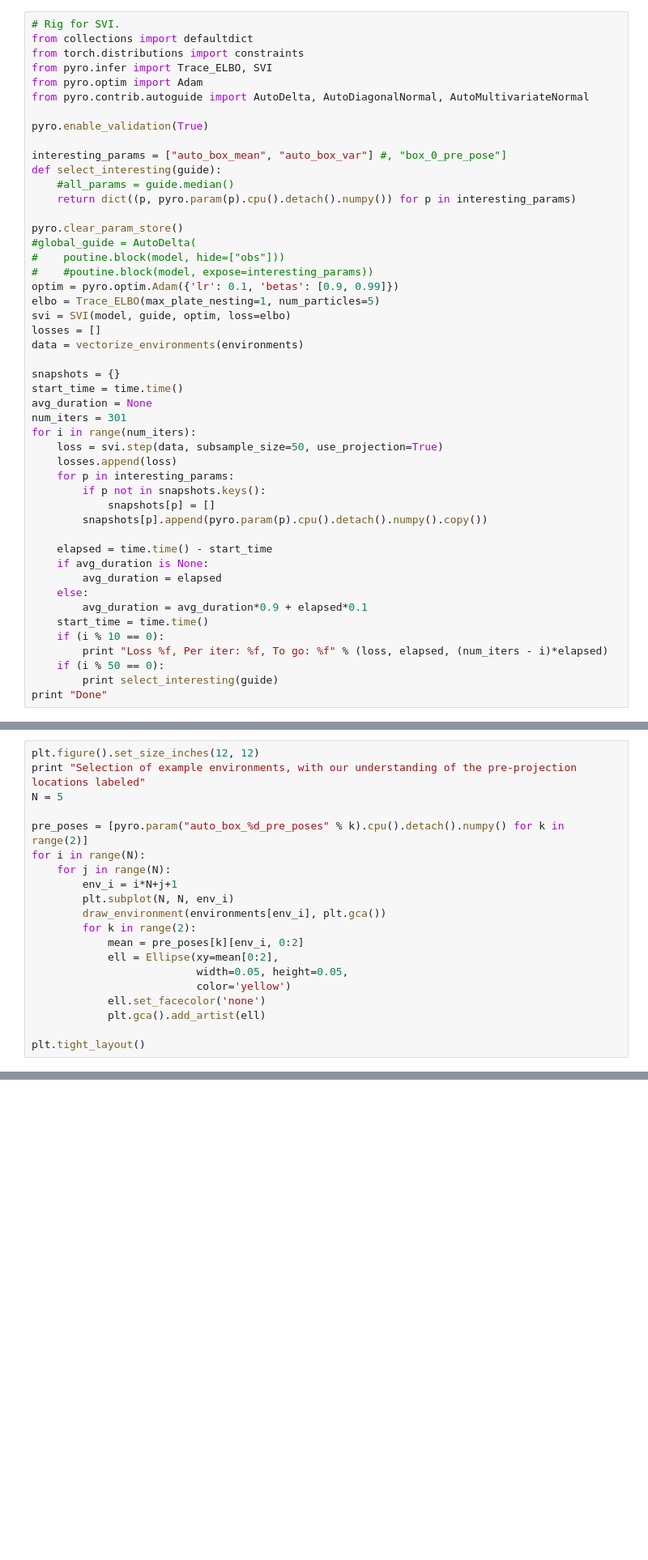
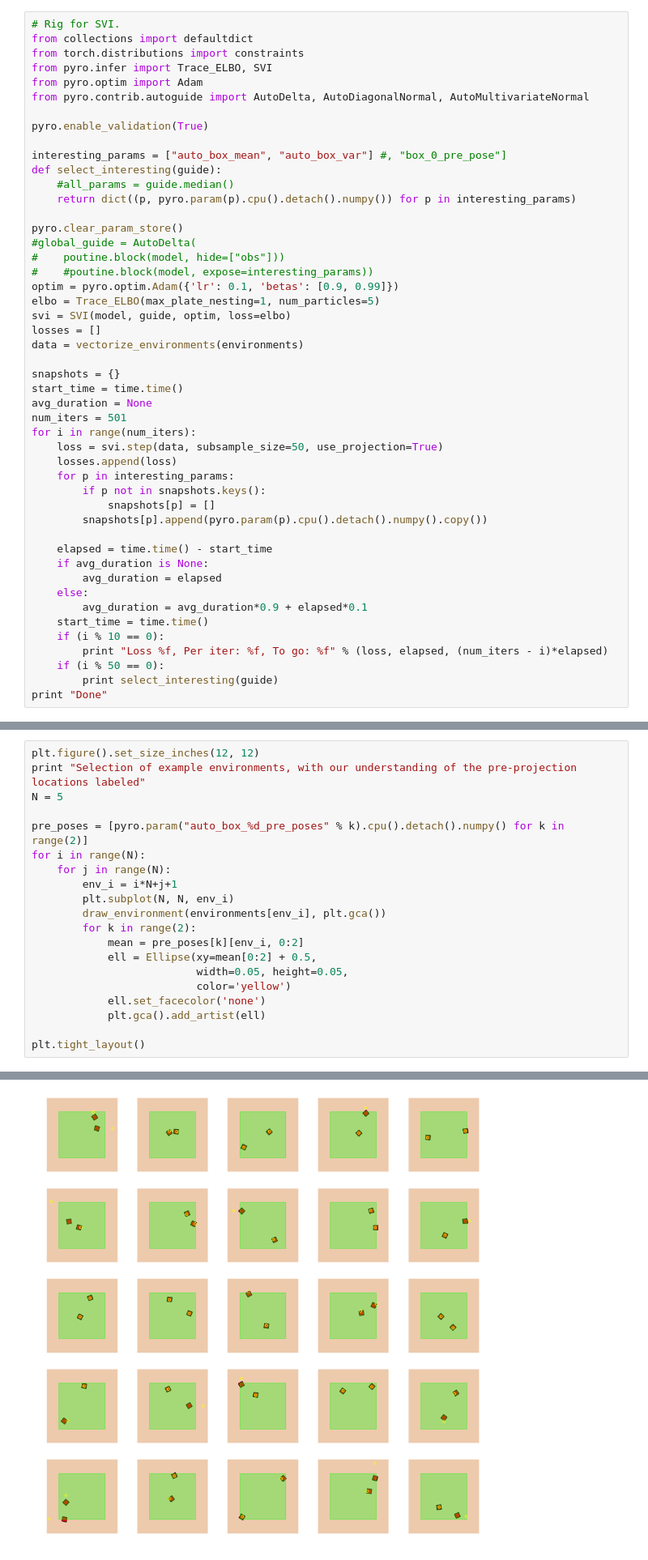
Before and after one commit to gizatt/scene_generation, a Jupyter notebook: 20181213 Differentiable Feasibility Projection Sandbox.ipynb, the cells around one changed output, grey strips where cells are left out. Shown at 81% size. Cells and saved outputs as stored; diff of their text form; blank space fills up the shorter version.

```diff
--- a/20181213 Differentiable Feasibility Projection Sandbox.ipynb
+++ b/20181213 Differentiable Feasibility Projection Sandbox.ipynb
@@ -531,7 +531,7 @@ data = vectorize_environments(environments)
 snapshots = {}
 start_time = time.time()
 avg_duration = None
-num_iters = 301
+num_iters = 501
 for i in range(num_iters):
     loss = svi.step(data, subsample_size=50, use_projection=True)
     losses.append(loss)
@@ -647,10 +637,11 @@ for i in range(N):
         draw_environment(environments[env_i], plt.gca())
         for k in range(2):
             mean = pre_poses[k][env_i, 0:2]
-            ell = Ellipse(xy=mean[0:2],
+            ell = Ellipse(xy=mean[0:2] + 0.5,
                           width=0.05, height=0.05,
                           color='yellow')
             ell.set_facecolor('none')
             plt.gca().add_artist(ell)
 
 plt.tight_layout()
+# %% [output]
@@ -657,3 +649,4 @@ plt.tight_layout()
+[figure, added]
 # %%
 plt.figure().set_size_inches(12, 12)
 print "Selection of environments from prior / generative model"
```
Also changed, not shown: parts of 6 cells of this notebook.
